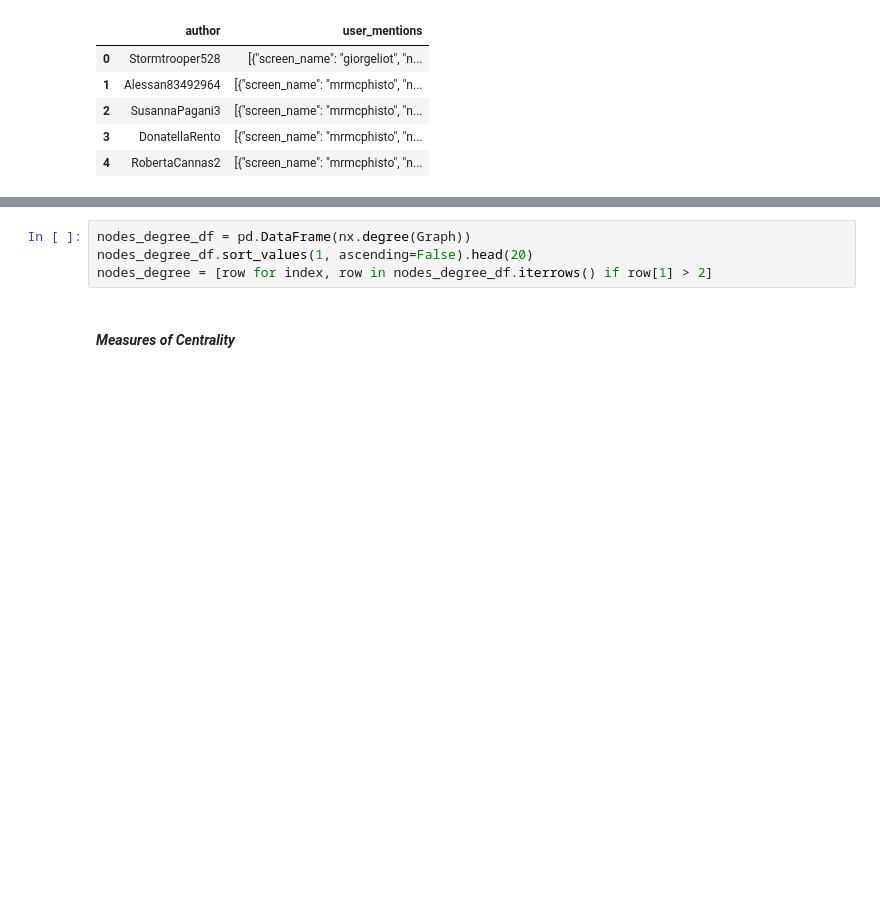
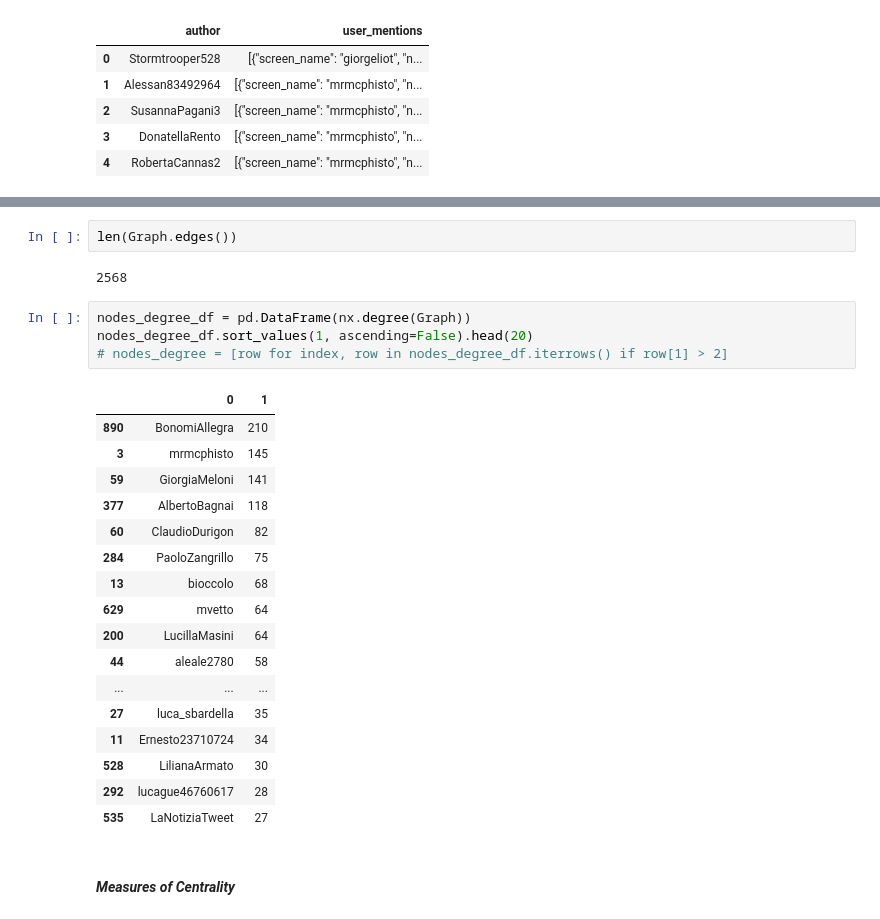
Before and after one commit to Blowdire/SocialMediaProject, a Jupyter notebook: notebooks/project-SMA-final.ipynb, the cells around one changed output, grey strips where cells are left out. Saved outputs shown, nothing was run; the diff lists cells and outputs as text; blank space fills up the shorter version.

```diff
--- a/notebooks/project-SMA-final.ipynb
+++ b/notebooks/project-SMA-final.ipynb
@@ -364,7 +364,29 @@ nx.draw(Graph, pos=nx.spring_layout(Graph))
+# %%
+len(Graph.edges())
+# %% [output]
+2568
 # %%
 nodes_degree_df = pd.DataFrame(nx.degree(Graph))
 nodes_degree_df.sort_values(1, ascending=False).head(20)
-nodes_degree = [row for index, row in nodes_degree_df.iterrows() if row[1] > 2]
+# nodes_degree = [row for index, row in nodes_degree_df.iterrows() if row[1] > 2]
+# %% [output]
+|  | 0 | 1 |
+| 890 | BonomiAllegra | 210 |
+| 3 | mrmcphisto | 145 |
+| 59 | GiorgiaMeloni | 141 |
+| 377 | AlbertoBagnai | 118 |
+| 60 | ClaudioDurigon | 82 |
+| 284 | PaoloZangrillo | 75 |
+| 13 | bioccolo | 68 |
+| 629 | mvetto | 64 |
+| 200 | LucillaMasini | 64 |
+| 44 | aleale2780 | 58 |
+| ... | ... | ... |
+| 27 | luca_sbardella | 35 |
+| 11 | Ernesto23710724 | 34 |
+| 528 | LilianaArmato | 30 |
+| 292 | lucague46760617 | 28 |
+| 535 | LaNotiziaTweet | 27 |
 # %% [markdown]
 #### _Measures of Centrality_
 # %% [markdown]
```
Also changed, not shown: parts of 1 cell of this notebook, 12 other files.
